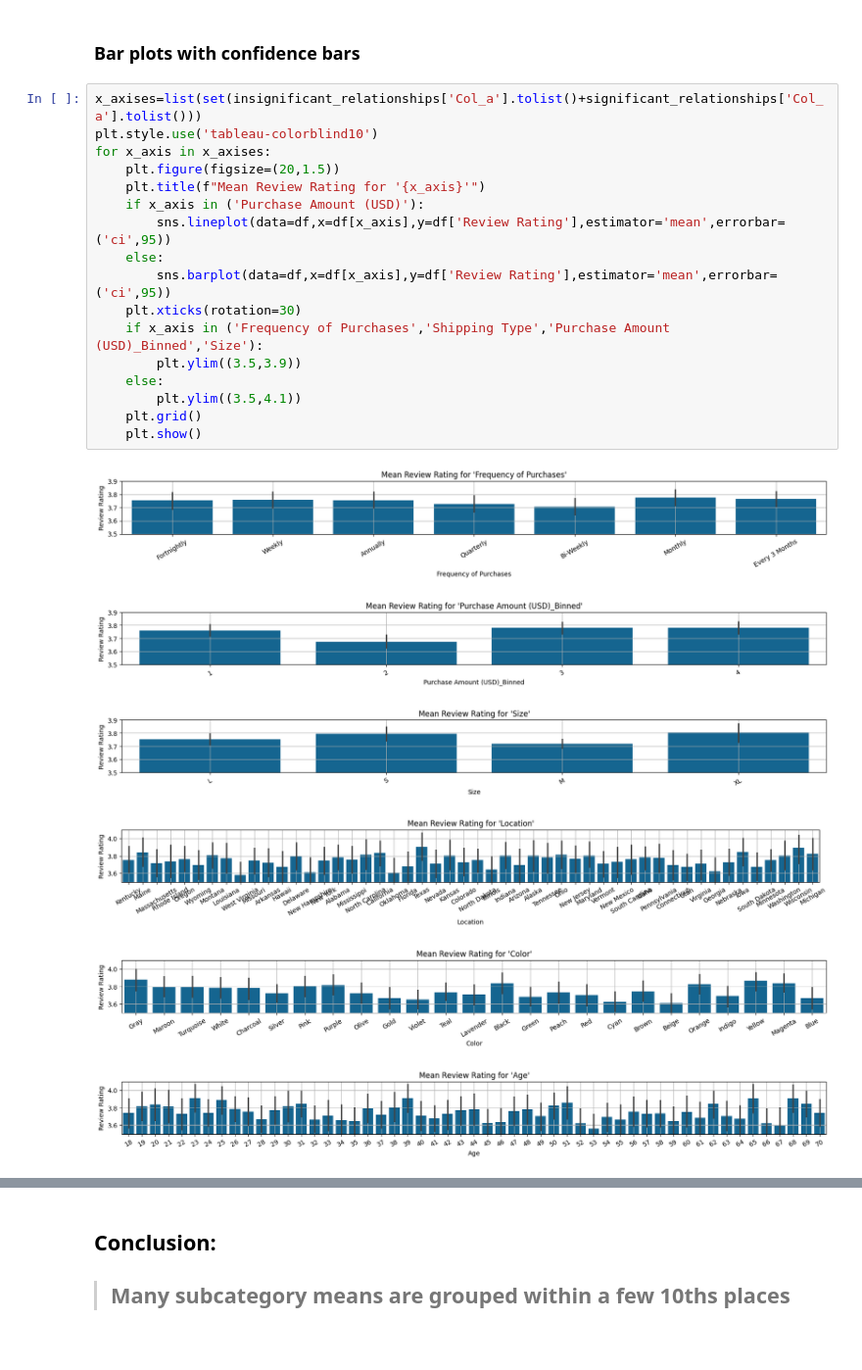
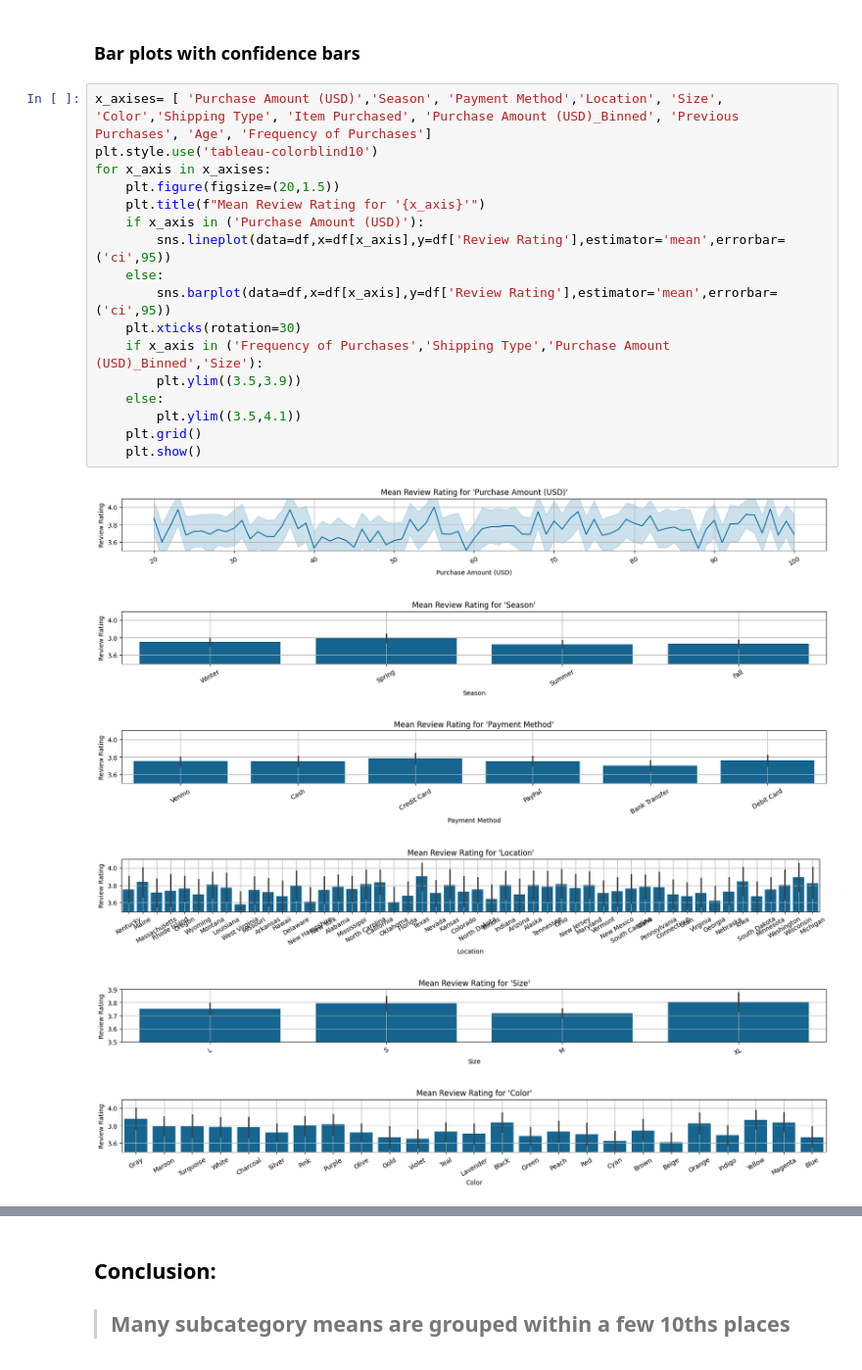
Before and after one commit to Leeishere/Consumer_Habits, a Jupyter notebook: Analyze_Reviews.ipynb, the cells around one changed output, grey strips where cells are left out. Shown at 98% size. Cells and saved outputs as stored; diff of their text form.

```diff
--- a/Analyze_Reviews.ipynb
+++ b/Analyze_Reviews.ipynb
@@ -239,26 +188,26 @@ insignificant_relationships.sort_values(by=['Col_a','P-Value'], ascending=True)
 # %% [markdown]
 ### Bar plots with confidence bars
 # %%
-x_axises=list(set(insignificant_relationships['Col_a'].tolist()+significant_relationships['Col_a'].tolist()))
+x_axises= [ 'Purchase Amount (USD)','Season', 'Payment Method','Location', 'Size', 'Color','Shipping Type', 'Item Purchased', 'Purchase Amount (USD)_Binned', 'Previous Purchases', 'Age', 'Frequency of Purchases']
 plt.style.use('tableau-colorblind10')
 for x_axis in x_axises:
     plt.figure(figsize=(20,1.5))
     plt.title(f"Mean Review Rating for '{x_axis}'")
     if x_axis in ('Purchase Amount (USD)'):
         sns.lineplot(data=df,x=df[x_axis],y=df['Review Rating'],estimator='mean',errorbar=('ci',95))
     else:
         sns.barplot(data=df,x=df[x_axis],y=df['Review Rating'],estimator='mean',errorbar=('ci',95))
     plt.xticks(rotation=30)
     if x_axis in ('Frequency of Purchases','Shipping Type','Purchase Amount (USD)_Binned','Size'):
         plt.ylim((3.5,3.9))
     else:
         plt.ylim((3.5,4.1))
     plt.grid()
     plt.show()
 # %% [output]
-[figure, old version]
+[figure, new version]
-[figure, old version]
+[figure, new version]
-[figure, old version]
+[figure, new version]
 [figure]
-[figure, old version]
+[figure, new version]
-[figure, old version]
+[figure, new version]
```
Also changed, not shown: parts of 12 cells of this notebook, 15 other files.
